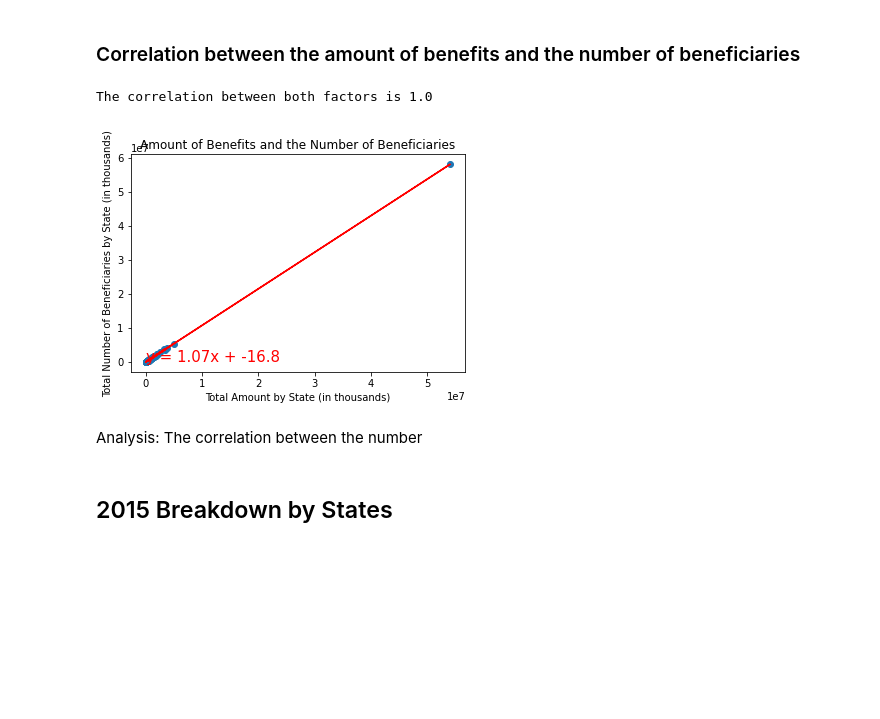
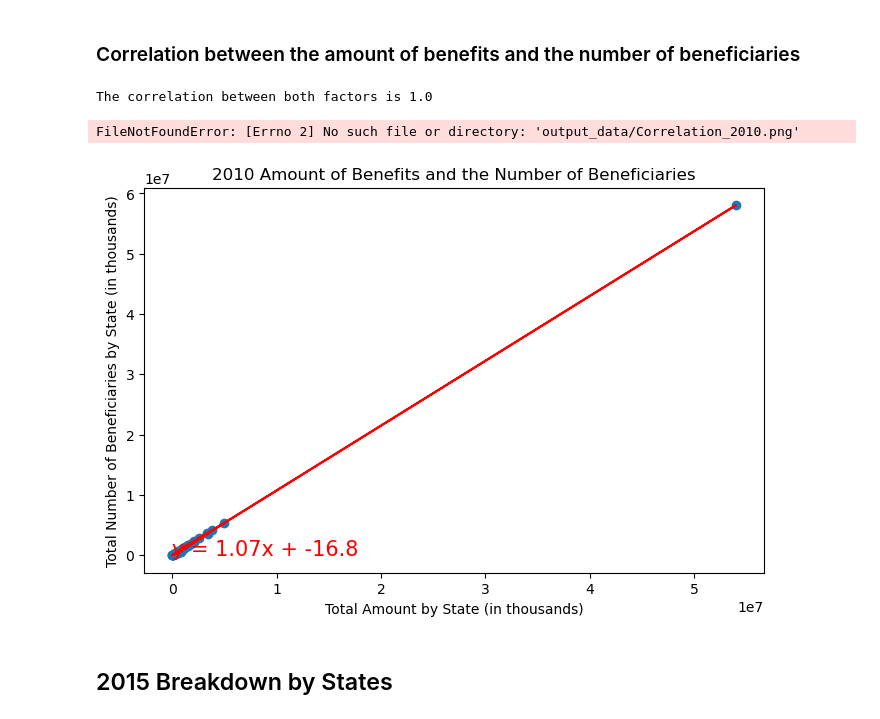
Before and after one commit to bernbr/group10_project1, a Jupyter notebook: project_ssa.ipynb, the cells around one changed output. Drawn from its saved outputs; the diff is of its cells as text; code cells hidden in the pictures; blank space fills up the shorter version.

Commit message:
Add files via upload
updated file with 2015 data

```diff
--- a/project_ssa.ipynb
+++ b/project_ssa.ipynb
@@ -361,26 +351,34 @@ correlation_df_2010 = pd.merge(states_people_2010, states_amount_2010, on="State
 # %% [markdown]
 ### Correlation between the amount of benefits and the number of beneficiaries
 # %%
+# Correlation between amount of benefits and number of beneficiaries 2010
+correlation_df_2010 = pd.merge(states_people_2010, states_amount_2010, on="State or area", how="right")
+
+# Correlation graph between amount of benefits and number of beneficiaries for 2010
 people_2010 = correlation_df_2010.iloc[:,0]
 amount_2010 = correlation_df_2010.iloc[:,1]
 (slope, intercept, rvalue, pvalue, stderr) = linregress(people_2010, amount_2010)
 regress_values = people_2010 * slope + intercept
 line_eq = "y = " + str(round(slope,2)) + "x + " + str(round(intercept,2))
 correlation = st.pearsonr(people_2010,amount_2010)
+plt.figure(figsize=(8,5))
 plt.scatter(people_2010,amount_2010)
 plt.plot(people_2010, amount_2010, "r-")
 plt.annotate(line_eq,(20,36),fontsize=15,color="red")
-plt.title('Amount of Benefits and the Number of Beneficiaries')
+plt.title('2010 Amount of Benefits and the Number of Beneficiaries')
 plt.xlabel('Total Amount by State (in thousands)')
 plt.ylabel('Total Number of Beneficiaries by State (in thousands)')
 print(f"The correlation between both factors is {round(correlation[0],2)}")
 
+# Save the figure
+plt.savefig("output_data/Correlation_2010.png")
+
+# Show graph
 plt.show()
 # %% [output]
 The correlation between both factors is 1.0
+FileNotFoundError: [Errno 2] No such file or directory: 'output_data/Correlation_2010.png'
-[figure, old version]
+[figure, new version]
-# %% [markdown]
-Analysis: The correlation between the number
 # %% [markdown]
 ## 2015 Breakdown by States
 # %% [markdown]
```
Also changed, not shown: parts of 60 cells of this notebook.
